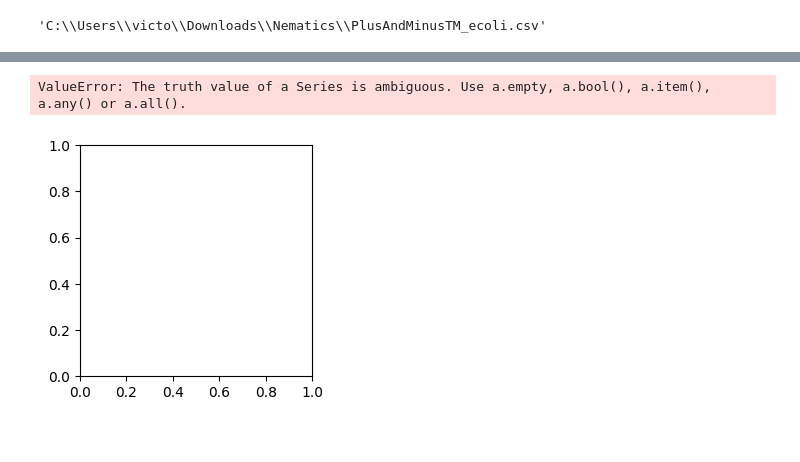
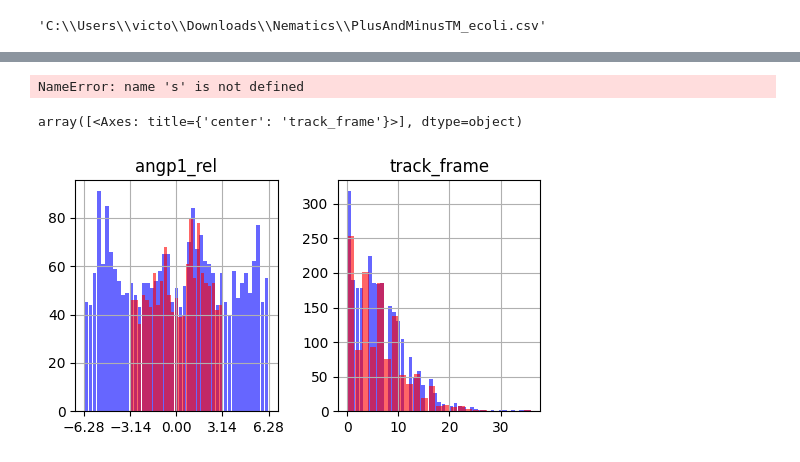
Before and after one commit to viciya/nematics, a Jupyter notebook: nematics/journals/pipeline_defect_pair_fusion_creation.ipynb, the cells around one changed output, grey strips where cells are left out. Cells and saved outputs as stored; diff of their text form; code cells hidden in the pictures.

```diff
--- a/nematics/journals/pipeline_defect_pair_fusion_creation.ipynb
+++ b/nematics/journals/pipeline_defect_pair_fusion_creation.ipynb
@@ -352,12 +356,30 @@ Name: angp1_rel, Length: 2539, dtype: object
-# %%
-df_fuse_3fold["angp1_rel"] = pd.concat([
-    df_fuse.angp1_rel,
-    df_fuse.angp1_rel[df_fuse.angp1_rel>0] - (2*np.pi),
-    df_fuse.angp1_rel[df_fuse.angp1_rel<0] + (2*np.pi)
-], ignore_index=True)
-# fig, ax = plt.subplots(1,1, figsize=(3, 3))
-# ax.hist(df_fuse_3fold, bins=45, color="blue", alpha=.6, label="fusion",rwidth=.9)
-# df_fuse.hist(bins=25, column="angp1_rel", color="red", alpha=.6, label="fusion",rwidth=.9, ax=ax,)
-# %% [output]
-ValueError: The truth value of a Series is ambiguous. Use a.empty, a.bool(), a.item(), a.any() or a.all().
-[figure, removed]
+# %%
+s
+# %% [output]
+NameError: name 's' is not defined
+# %%
+def expand_3fold_angles(df, col_value="angp1_rel", col_condition="angp1_rel"):
+    """
+    Expand angles in the given column to cover [-2pi, 2pi] for better histogram visualization.
+    Returns a numpy array with the expanded angles.
+    """
+    wrap_angle = 2 * np.pi if col_value == col_condition else 0
+    return np.concatenate([
+        df[col_value].values,
+        df[col_value][df[col_condition] > 0].values - wrap_angle,
+        df[col_value][df[col_condition] < 0].values + wrap_angle
+    ])
+
+df_ = df_cr.copy()
+angp1_rel = expand_3fold_angles(df_, col_value="angp1_rel", col_condition="angp1_rel")
+track_frame = expand_3fold_angles(df_, col_value="track_frame", col_condition="angp1_rel")
+
+fig, (ax1,ax2) = plt.subplots(1, 2, figsize=(6, 3))
+ax1.hist(angp1_rel, bins=45, color="blue", alpha=.6, label="fusion", rwidth=.9)
+df_.hist(bins=25, column="angp1_rel", color="red", alpha=.6, label="fusion", rwidth=.9, ax=ax1)
+ax1.set_xticks(np.arange(-2*np.pi, 2*np.pi+.1, np.pi))
+ax2.hist(track_frame, bins=45, color="blue", alpha=.6, label="fusion", rwidth=.9)
+df_.hist(bins=25, column="track_frame", color="red", alpha=.6, label="fusion", rwidth=.9, ax=ax2)
+# %% [output]
+array([<Axes: title={'center': 'track_frame'}>], dtype=object)
+[figure, added]
```
Also changed, not shown: parts of 16 cells of this notebook.
